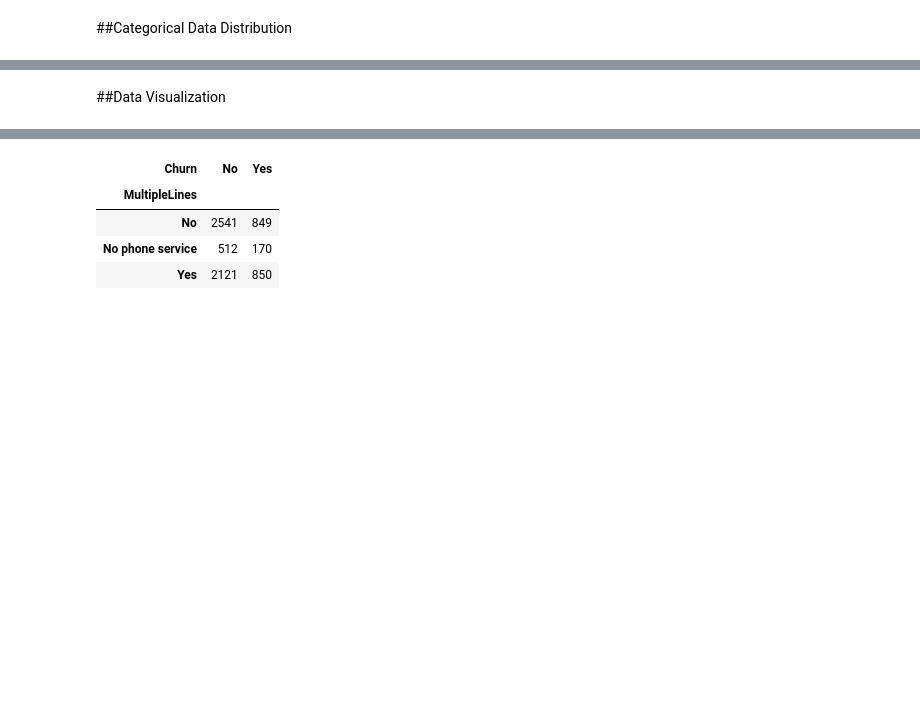
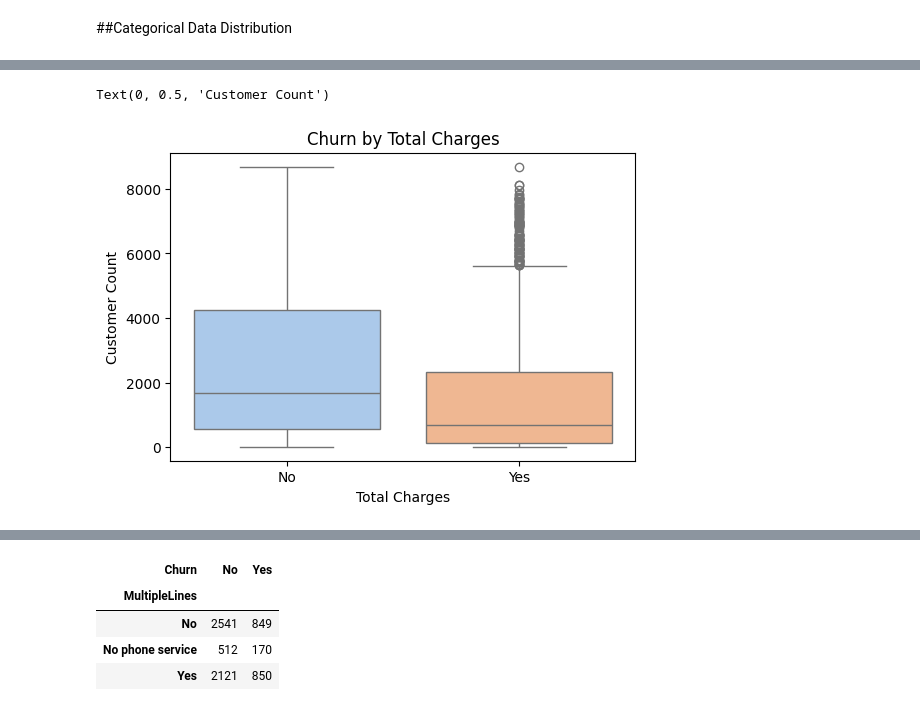
Before and after one commit to Wishmiii/Customer-Churn-Prediction-System-ML, a Jupyter notebook: CustomerChurnPredictionSystem.ipynb, the cells around one changed output, grey strips where cells are left out. Drawn from its saved outputs; the diff is of its cells as text; code cells hidden in the pictures; blank space fills up the shorter version.

```diff
--- a/CustomerChurnPredictionSystem.ipynb
+++ b/CustomerChurnPredictionSystem.ipynb
@@ -398,11 +362,10 @@ plt.ylabel('Customer Count')
-# %%
-df['TotalCharges'] = pd.to_numeric(df['TotalCharges'], errors='coerce')
 # %%
 #Total Charges Vs. Churn
 plt.figure(figsize=(6,4))
-sns.boxplot(x='Churn',y='TotalCharges', data=df, hue='Churn', palette='pastel')
+sns.boxplot(x='Churn',y=pd.to_numeric(df['TotalCharges'], errors='coerce'), data=df, hue='Churn', palette='pastel')
 plt.title('Churn by Total Charges')
 plt.xlabel('Total Charges')
 plt.ylabel('Customer Count')
+# %% [output]
+Text(0, 0.5, 'Customer Count')
+[figure, added]
-# %% [markdown]
-##Data Visualization
```
Also changed, not shown: parts of 59 cells of this notebook.
